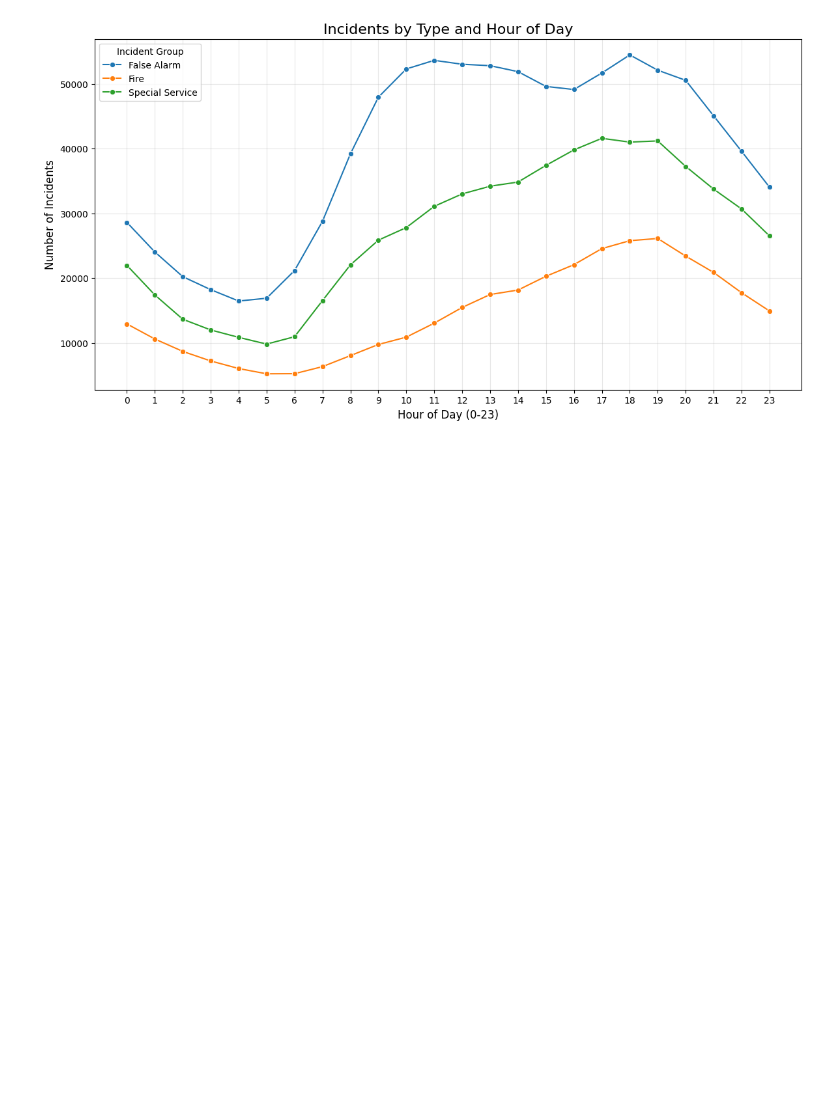
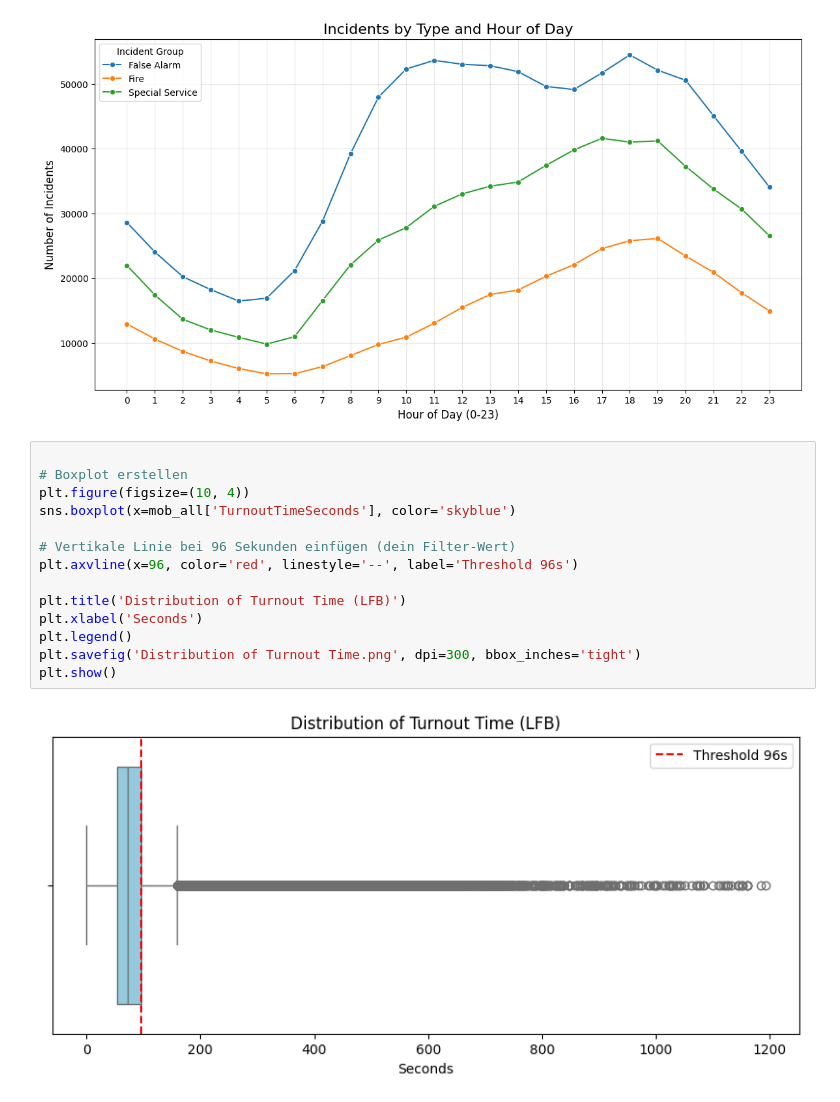
Before and after one commit to Gannnki/mle_liora_london_firefighter, a Jupyter notebook: laura_plots.ipynb, the cells around one changed output. Drawn from its saved outputs; the diff is of its cells as text; blank space fills up the shorter version.

```diff
--- a/laura_plots.ipynb
+++ b/laura_plots.ipynb
@@ -189,3 +190,19 @@ plt.legend(title='Incident Group')
 plt.show()
 # %% [output]
 [figure]
+# %%
+
+# Boxplot erstellen
+plt.figure(figsize=(10, 4))
+sns.boxplot(x=mob_all['TurnoutTimeSeconds'], color='skyblue')
+
+# Vertikale Linie bei 96 Sekunden einfügen (dein Filter-Wert)
+plt.axvline(x=96, color='red', linestyle='--', label='Threshold 96s')
+
+plt.title('Distribution of Turnout Time (LFB)')
+plt.xlabel('Seconds')
+plt.legend()
+plt.savefig('Distribution of Turnout Time.png', dpi=300, bbox_inches='tight')
+plt.show()
+# %% [output]
+[figure, added]
```
Also changed, not shown: parts of 3 cells of this notebook, 2 other files.
